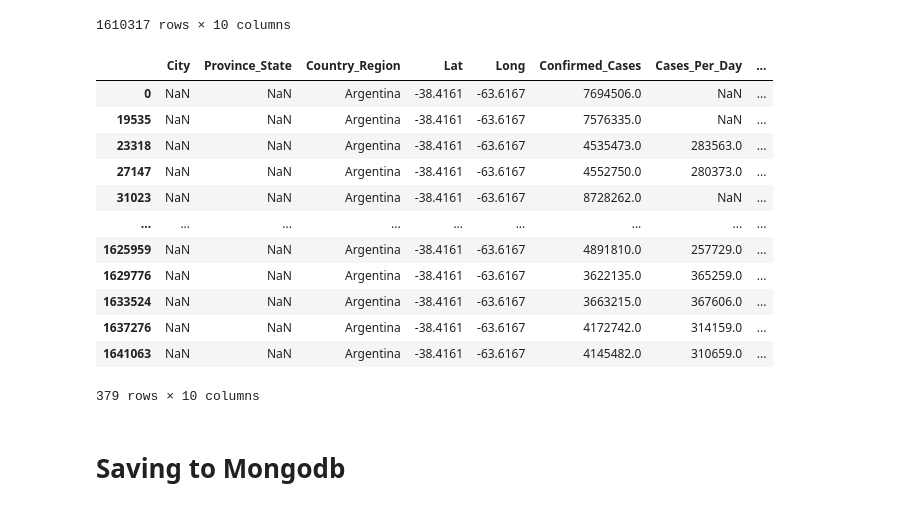
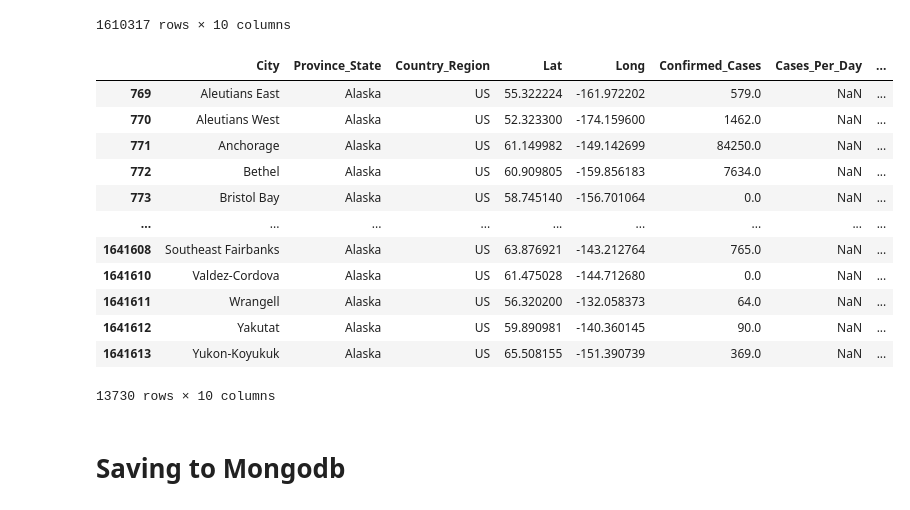
Before and after one commit to icheung487/Final_Project, a Jupyter notebook: COVID_19_Data.ipynb, the cells around one changed output. Cells and saved outputs as stored; diff of their text form; code cells hidden in the pictures.

```diff
--- a/COVID_19_Data.ipynb
+++ b/COVID_19_Data.ipynb
@@ -288,21 +288,21 @@ final_df3
 | 1644851 | NaN | W.P. Putrajaya | Malaysia | 2.9264 | 101.6964 | 2125.0 | 165.0 | ... |
 1610317 rows × 10 columns
 # %%
-final_df3.loc[final_df['Country_Region']=='Argentina']
+final_df3.loc[final_df['Province_State']=='Alaska']
 # %% [output]
 |  | City | Province_State | Country_Region | Lat | Long | Confirmed_Cases | Cases_Per_Day | ... |
-| 0 | NaN | NaN | Argentina | -38.4161 | -63.6167 | 7694506.0 | NaN | ... |
-| 19535 | NaN | NaN | Argentina | -38.4161 | -63.6167 | 7576335.0 | NaN | ... |
-| 23318 | NaN | NaN | Argentina | -38.4161 | -63.6167 | 4535473.0 | 283563.0 | ... |
-| 27147 | NaN | NaN | Argentina | -38.4161 | -63.6167 | 4552750.0 | 280373.0 | ... |
-| 31023 | NaN | NaN | Argentina | -38.4161 | -63.6167 | 8728262.0 | NaN | ... |
+| 769 | Aleutians East | Alaska | US | 55.322224 | -161.972202 | 579.0 | NaN | ... |
+| 770 | Aleutians West | Alaska | US | 52.323300 | -174.159600 | 1462.0 | NaN | ... |
+| 771 | Anchorage | Alaska | US | 61.149982 | -149.142699 | 84250.0 | NaN | ... |
+| 772 | Bethel | Alaska | US | 60.909805 | -159.856183 | 7634.0 | NaN | ... |
+| 773 | Bristol Bay | Alaska | US | 58.745140 | -156.701064 | 0.0 | NaN | ... |
 | ... | ... | ... | ... | ... | ... | ... | ... | ... |
-| 1625959 | NaN | NaN | Argentina | -38.4161 | -63.6167 | 4891810.0 | 257729.0 | ... |
-| 1629776 | NaN | NaN | Argentina | -38.4161 | -63.6167 | 3622135.0 | 365259.0 | ... |
-| 1633524 | NaN | NaN | Argentina | -38.4161 | -63.6167 | 3663215.0 | 367606.0 | ... |
-| 1637276 | NaN | NaN | Argentina | -38.4161 | -63.6167 | 4172742.0 | 314159.0 | ... |
-| 1641063 | NaN | NaN | Argentina | -38.4161 | -63.6167 | 4145482.0 | 310659.0 | ... |
+| 1641608 | Southeast Fairbanks | Alaska | US | 63.876921 | -143.212764 | 765.0 | NaN | ... |
+| 1641610 | Valdez-Cordova | Alaska | US | 61.475028 | -144.712680 | 0.0 | NaN | ... |
+| 1641611 | Wrangell | Alaska | US | 56.320200 | -132.058373 | 64.0 | NaN | ... |
+| 1641612 | Yakutat | Alaska | US | 59.890981 | -140.360145 | 90.0 | NaN | ... |
+| 1641613 | Yukon-Koyukuk | Alaska | US | 65.508155 | -151.390739 | 369.0 | NaN | ... |
-379 rows × 10 columns
+13730 rows × 10 columns
 # %% [markdown]
 # Saving to Mongodb
 # %%
```
Also changed, not shown: parts of 10 cells of this notebook.
